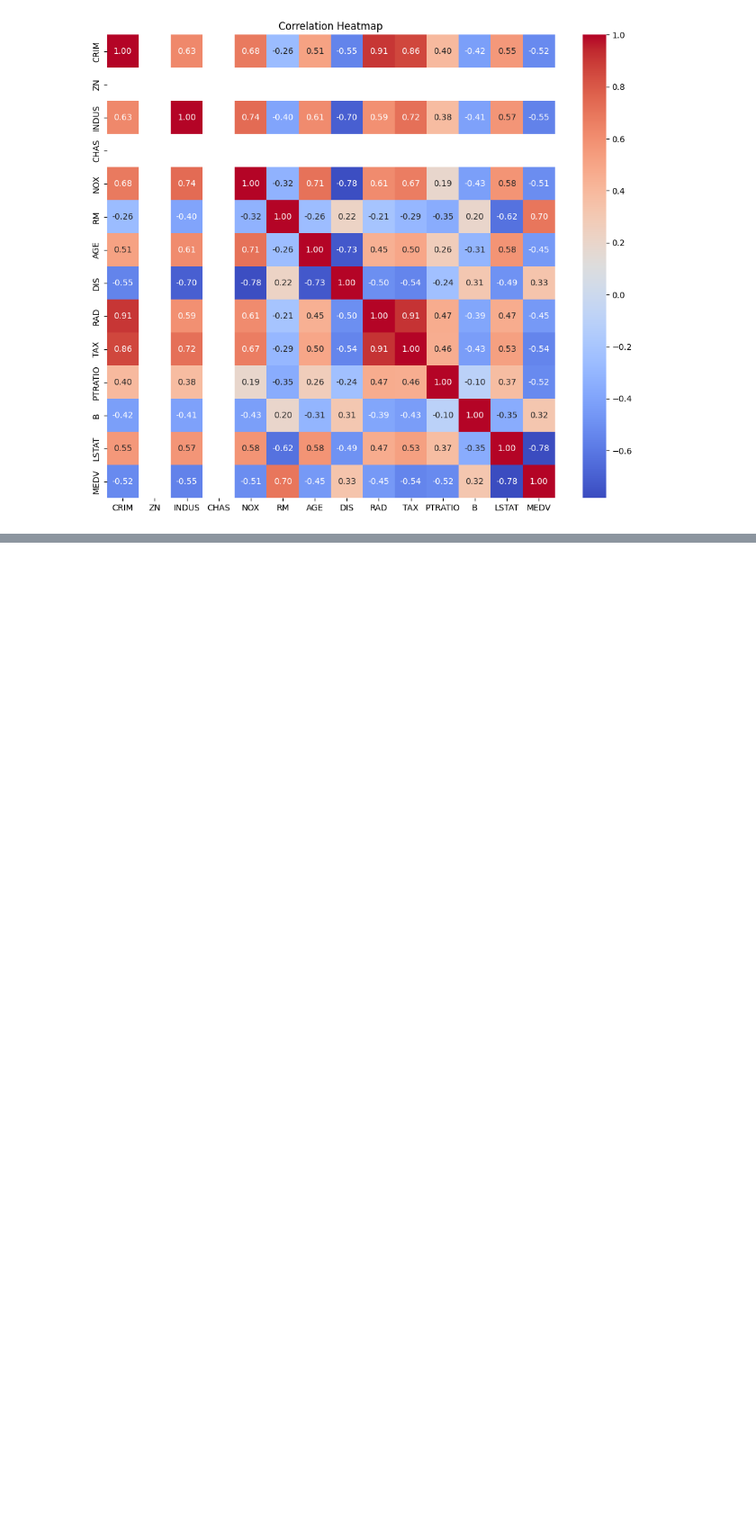
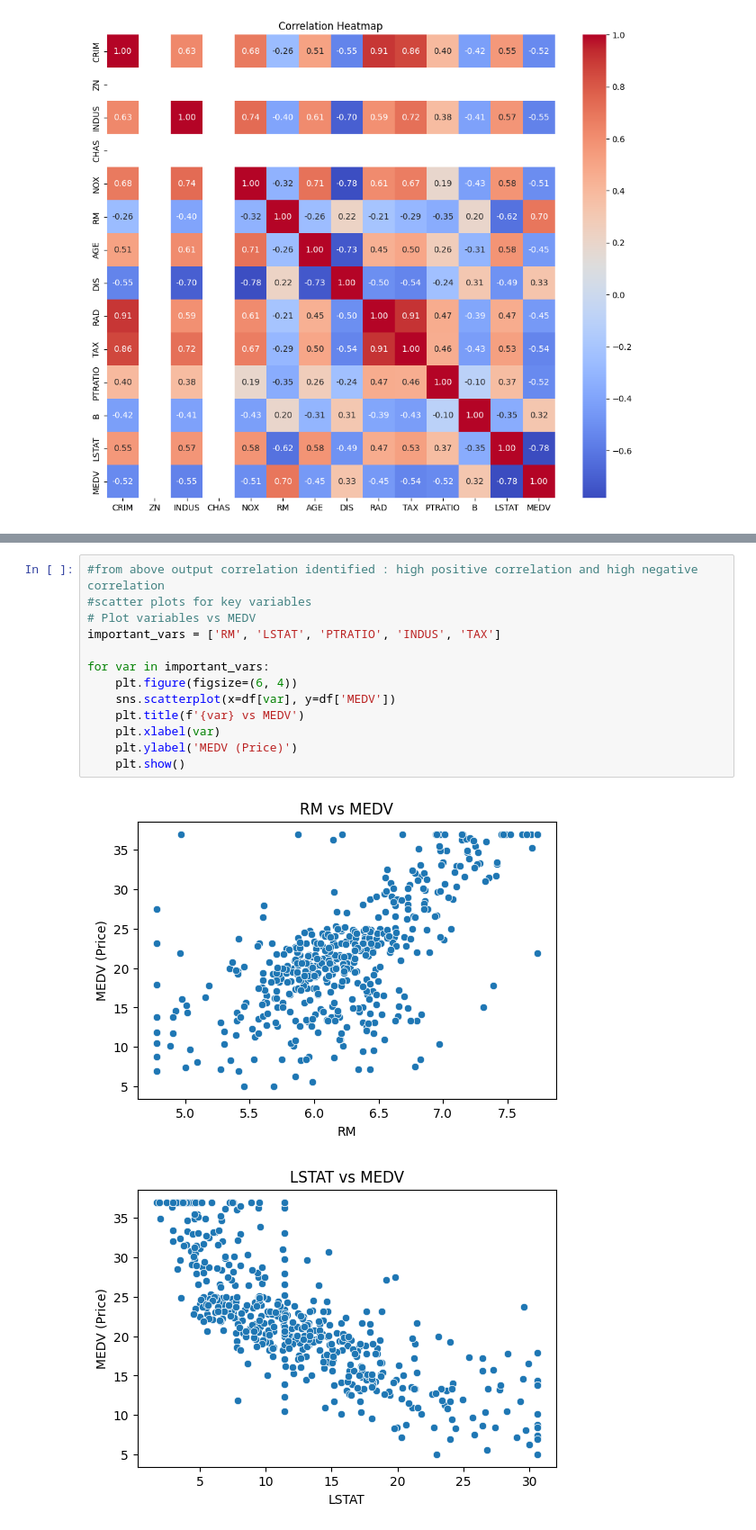
Before and after one commit to M-Rathnayake/House-Price-Prediction, a Jupyter notebook: housingBoston.ipynb, the cells around one changed output, grey strips where cells are left out. Shown: that part at 90% size. Saved outputs shown, nothing was run; the diff lists cells and outputs as text; blank space fills up the shorter version.

Commit message:
Identified variables that drove house prices in Boston

```diff
--- a/housingBoston.ipynb
+++ b/housingBoston.ipynb
@@ -140,0 +162,16 @@ plt.show()
+# %%
+#from above output correlation identified : high positive correlation and high negative correlation
+#scatter plots for key variables
+# Plot variables vs MEDV
+important_vars = ['RM', 'LSTAT', 'PTRATIO', 'INDUS', 'TAX']
+
+for var in important_vars:
+    plt.figure(figsize=(6, 4))
+    sns.scatterplot(x=df[var], y=df['MEDV'])
+    plt.title(f'{var} vs MEDV')
+    plt.xlabel(var)
+    plt.ylabel('MEDV (Price)')
+    plt.show()
+# %% [output]
+[figure, added]
+[figure, added]
```
Also changed, not shown: parts of 2 cells of this notebook.
